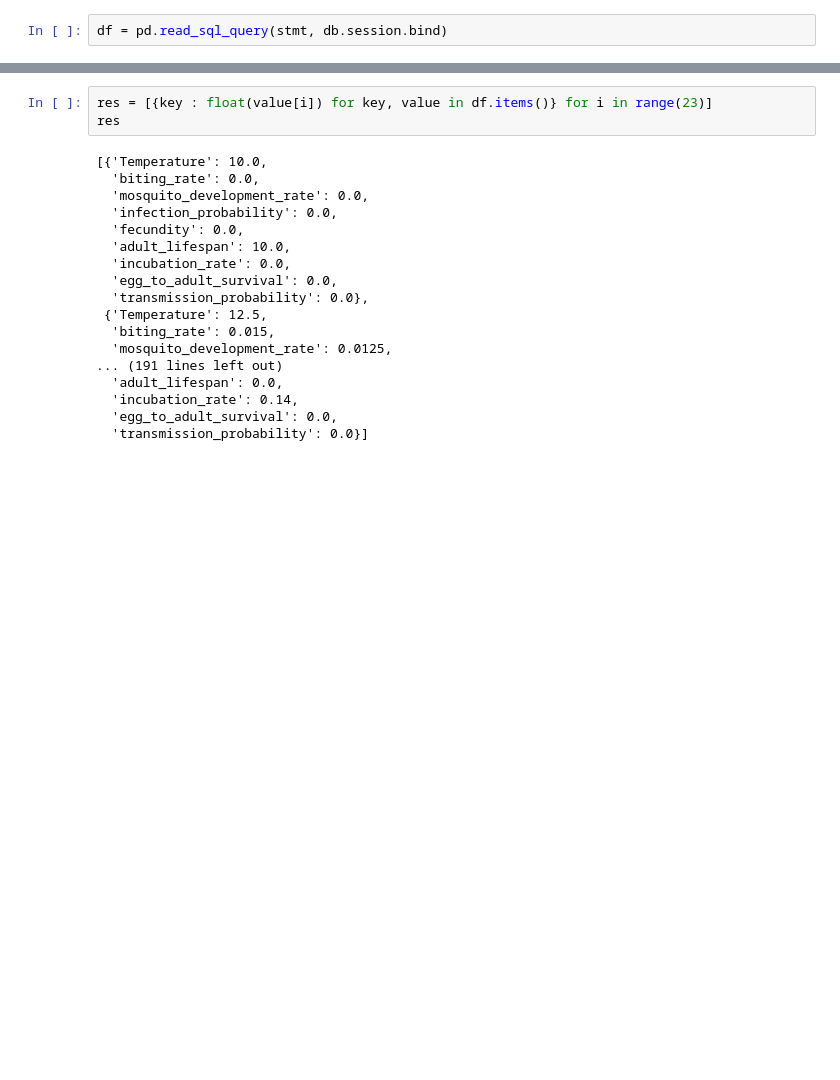
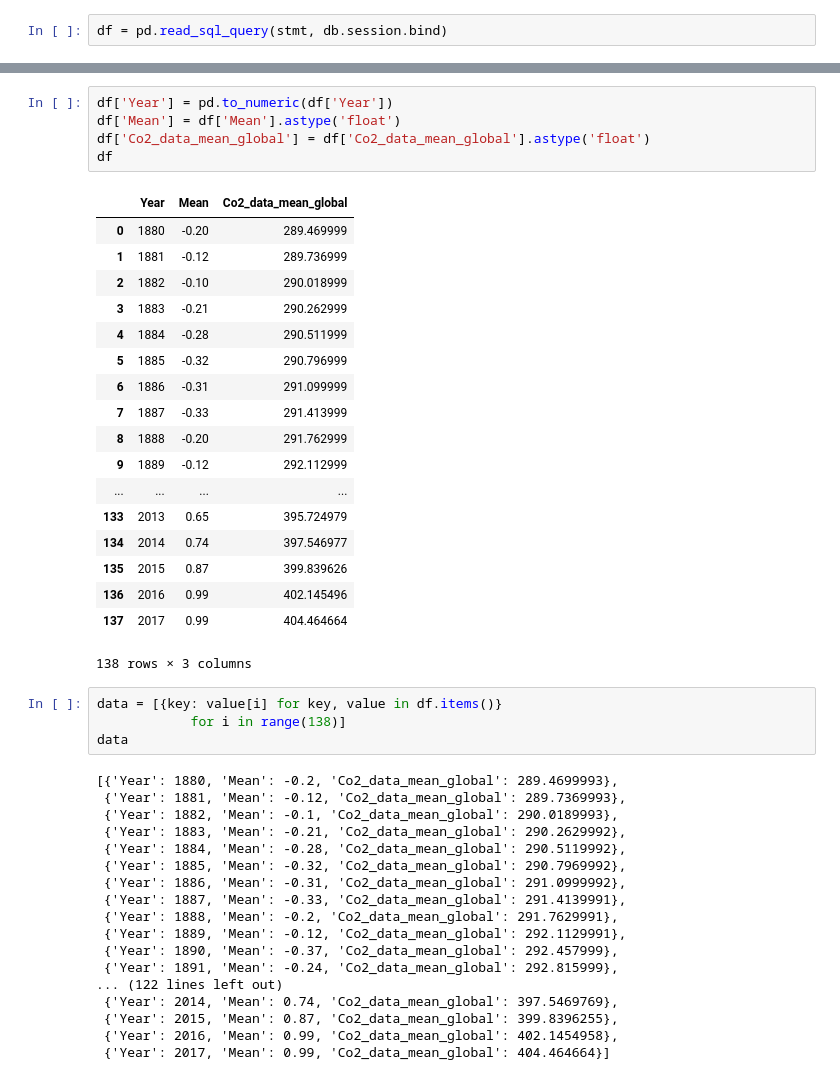
Before and after one commit to pablomaceda3/Visualization_Project, a Jupyter notebook: Flask app.ipynb, the cells around one changed output, grey strips where cells are left out. Cells and saved outputs as stored; diff of their text form; blank space fills up the shorter version.

```diff
--- a/Flask app.ipynb
+++ b/Flask app.ipynb
@@ -55,21 +56,46 @@ df
+# %%
+df['Year'] = pd.to_numeric(df['Year'])
+df['Mean'] = df['Mean'].astype('float')
+df['Co2_data_mean_global'] = df['Co2_data_mean_global'].astype('float')
+df
+# %% [output]
+|  | Year | Mean | Co2_data_mean_global |
+| 0 | 1880 | -0.20 | 289.469999 |
+| 1 | 1881 | -0.12 | 289.736999 |
+| 2 | 1882 | -0.10 | 290.018999 |
+| 3 | 1883 | -0.21 | 290.262999 |
+| 4 | 1884 | -0.28 | 290.511999 |
+| 5 | 1885 | -0.32 | 290.796999 |
+| 6 | 1886 | -0.31 | 291.099999 |
+| 7 | 1887 | -0.33 | 291.413999 |
+| 8 | 1888 | -0.20 | 291.762999 |
+| 9 | 1889 | -0.12 | 292.112999 |
+| ... | ... | ... | ... |
+| 133 | 2013 | 0.65 | 395.724979 |
+| 134 | 2014 | 0.74 | 397.546977 |
+| 135 | 2015 | 0.87 | 399.839626 |
+| 136 | 2016 | 0.99 | 402.145496 |
+| 137 | 2017 | 0.99 | 404.464664 |
+138 rows × 3 columns
 # %%
-res = [{key : float(value[i]) for key, value in df.items()} for i in range(23)]
-res
+data = [{key: value[i] for key, value in df.items()}
+            for i in range(138)]
+data
 # %% [output]
-[{'Temperature': 10.0,
-  'biting_rate': 0.0,
-  'mosquito_development_rate': 0.0,
-  'infection_probability': 0.0,
-  'fecundity': 0.0,
-  'adult_lifespan': 10.0,
-  'incubation_rate': 0.0,
-  'egg_to_adult_survival': 0.0,
-  'transmission_probability': 0.0},
- {'Temperature': 12.5,
-  'biting_rate': 0.015,
-  'mosquito_development_rate': 0.0125,
-... (191 lines left out)
-  'adult_lifespan': 0.0,
-  'incubation_rate': 0.14,
-  'egg_to_adult_survival': 0.0,
-  'transmission_probability': 0.0}]
+[{'Year': 1880, 'Mean': -0.2, 'Co2_data_mean_global': 289.4699993},
+ {'Year': 1881, 'Mean': -0.12, 'Co2_data_mean_global': 289.7369993},
+ {'Year': 1882, 'Mean': -0.1, 'Co2_data_mean_global': 290.0189993},
+ {'Year': 1883, 'Mean': -0.21, 'Co2_data_mean_global': 290.2629992},
+ {'Year': 1884, 'Mean': -0.28, 'Co2_data_mean_global': 290.5119992},
+ {'Year': 1885, 'Mean': -0.32, 'Co2_data_mean_global': 290.7969992},
+ {'Year': 1886, 'Mean': -0.31, 'Co2_data_mean_global': 291.0999992},
+ {'Year': 1887, 'Mean': -0.33, 'Co2_data_mean_global': 291.4139991},
+ {'Year': 1888, 'Mean': -0.2, 'Co2_data_mean_global': 291.7629991},
+ {'Year': 1889, 'Mean': -0.12, 'Co2_data_mean_global': 292.1129991},
+ {'Year': 1890, 'Mean': -0.37, 'Co2_data_mean_global': 292.457999},
+ {'Year': 1891, 'Mean': -0.24, 'Co2_data_mean_global': 292.815999},
+... (122 lines left out)
+ {'Year': 2014, 'Mean': 0.74, 'Co2_data_mean_global': 397.5469769},
+ {'Year': 2015, 'Mean': 0.87, 'Co2_data_mean_global': 399.8396255},
+ {'Year': 2016, 'Mean': 0.99, 'Co2_data_mean_global': 402.1454958},
+ {'Year': 2017, 'Mean': 0.99, 'Co2_data_mean_global': 404.464664}]
```
Also changed, not shown: parts of 14 cells of this notebook, 7 other files.
